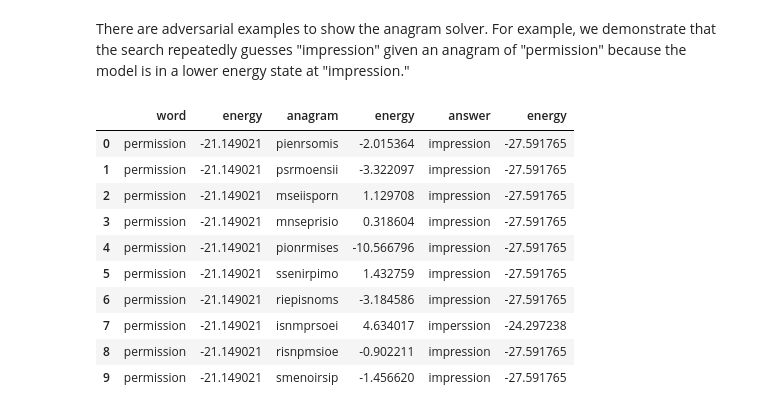
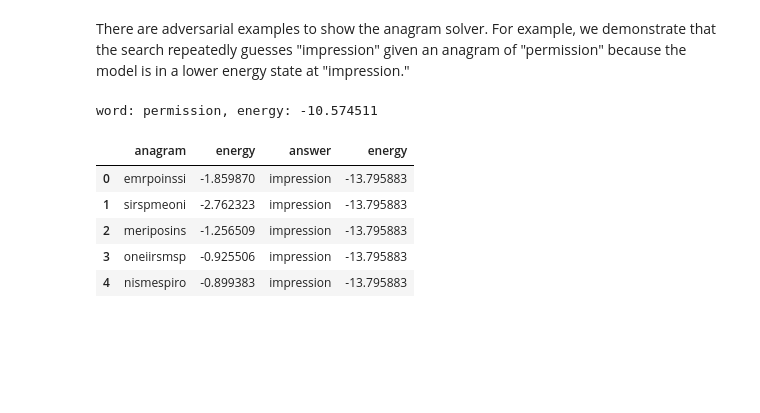
Before and after one commit to nihcompmed/fem, a Jupyter notebook: doc/notebooks/discrete/02_anagram_solver.ipynb, the cells around one changed output. Saved outputs shown, nothing was run; the diff lists cells and outputs as text; code cells hidden in the pictures; blank space fills up the shorter version.

```diff
--- a/doc/notebooks/discrete/02_anagram_solver.ipynb
+++ b/doc/notebooks/discrete/02_anagram_solver.ipynb
@@ -10,7 +10,7 @@ import matplotlib.pyplot as plt
 import numpy as np
 import pandas as pd
 import fem, os, time, pickle
-data_dir = '../../../../data/words'
+data_dir = '../../../data/words'
 print 'number of threads: %i' % (fem.fortran_module.fortran_module.num_threads(),)
 cache = True
 # %% [output]
@@ -69,7 +69,7 @@ We accept the proposal with probability $\exp\left({E(w)-E(\tilde{w})\over T}\ri
 
 We plot the running energies for a number of example anagrams below. Additionally, we tabulate the solution, initial anagram, and the best guess as well as their energies below.
 # %%
-def solve_anagram(anagram, max_steps=int(1e5)):
+def solve_anagram(anagram, max_steps=int(2e5)):
 
     def propose(anagram, pairs):
         """Propose a new anagram by swapping adjacent letters"""
@@ -84,7 +84,7 @@ def solve_anagram(anagram, max_steps=int(1e5)):
         p = np.exp((anagram_energy - proposal_energy) / t)
         return np.random.uniform() < p
 
-    def temperature(step, max_steps, t_min=1e-1, t_max=1e1):
+    def temperature(step, max_steps, t_min=1e-2, t_max=1e2):
         """Return temperature given progress to max_steps"""
         return t_max * np.exp(step / float(max_steps) * np.log(t_min / t_max))
 
@@ -151,28 +151,26 @@ There are adversarial examples to show the anagram solver. For example, we demon
 # %%
 # adversarial examples:
 # permission <-> impression
 # nonduality <-> undylation
 # treatments <-> restatement
 
 word = 'permission'
 
+print 'word: %s, energy: %f' % (word, model.energy(word))
+
 tab = []
-for attempt in range(10):
+for attempt in range(5):
     anagram = ''.join(np.random.permutation(list(word)))
     answer = solve_anagram(anagram)[0]
-    tab.append([word, model.energy(word), anagram, model.energy(anagram), answer[0], answer[1]])
+    tab.append([anagram, model.energy(anagram), answer[0], answer[1]])
 
-tab = pd.DataFrame(data=tab, columns=['word', 'energy', 'anagram', 'energy', 'answer', 'energy'])
+tab = pd.DataFrame(data=tab, columns=['anagram', 'energy', 'answer', 'energy'])
 tab
 # %% [output]
+word: permission, energy: -10.574511
-|  | word | energy | anagram | energy | answer | energy |
-| 0 | permission | -21.149021 | pienrsomis | -2.015364 | impression | -27.591765 |
-| 1 | permission | -21.149021 | psrmoensii | -3.322097 | impression | -27.591765 |
-| 2 | permission | -21.149021 | mseiisporn | 1.129708 | impression | -27.591765 |
-| 3 | permission | -21.149021 | mnseprisio | 0.318604 | impression | -27.591765 |
-| 4 | permission | -21.149021 | pionrmises | -10.566796 | impression | -27.591765 |
-| 5 | permission | -21.149021 | ssenirpimo | 1.432759 | impression | -27.591765 |
-| 6 | permission | -21.149021 | riepisnoms | -3.184586 | impression | -27.591765 |
-| 7 | permission | -21.149021 | isnmprsoei | 4.634017 | imperssion | -24.297238 |
-| 8 | permission | -21.149021 | risnpmsioe | -0.902211 | impression | -27.591765 |
-| 9 | permission | -21.149021 | smenoirsip | -1.456620 | impression | -27.591765 |
+|  | anagram | energy | answer | energy |
+| 0 | emrpoinssi | -1.859870 | impression | -13.795883 |
+| 1 | sirspmeoni | -2.762323 | impression | -13.795883 |
+| 2 | meriposins | -1.256509 | impression | -13.795883 |
+| 3 | oneiirsmsp | -0.925506 | impression | -13.795883 |
+| 4 | nismespiro | -0.899383 | impression | -13.795883 |
```
Also changed, not shown: parts of 3 cells of this notebook, 25 other files.
